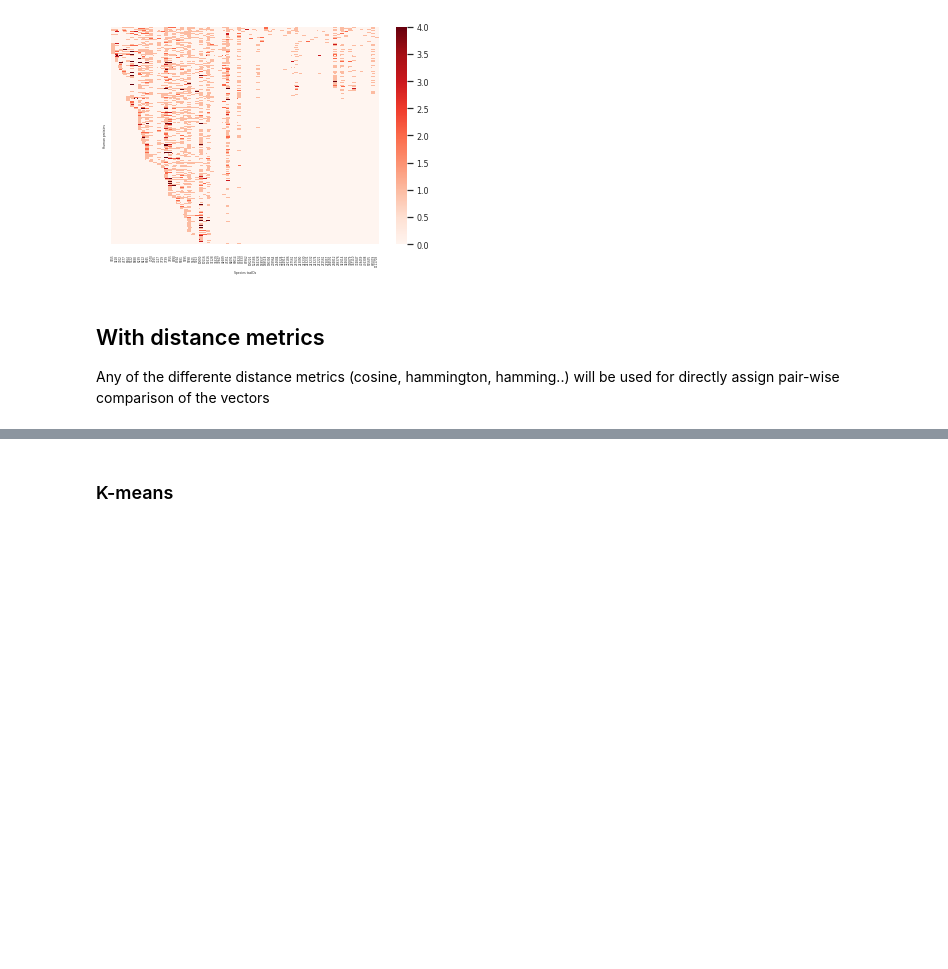
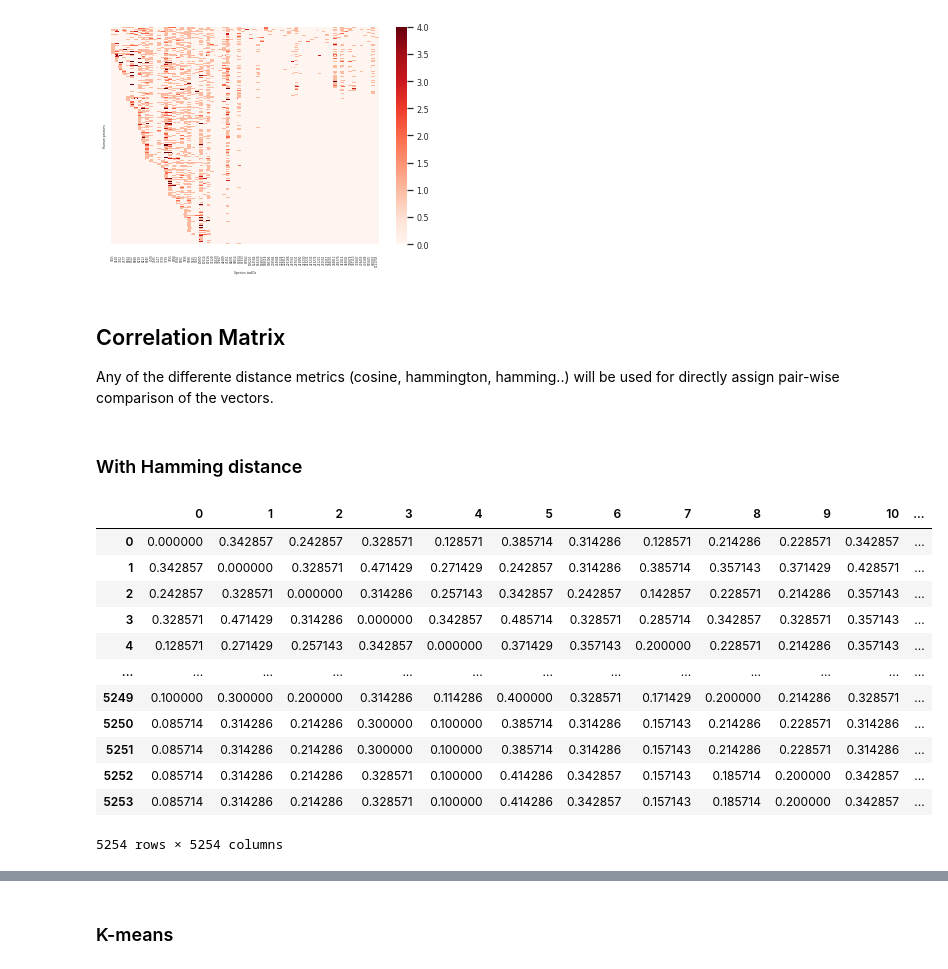
Before and after one commit to geovalexis/PP2GO, a Jupyter notebook: Methods.ipynb, the cells around one changed output, grey strips where cells are left out. Saved outputs shown, nothing was run; the diff lists cells and outputs as text; code cells hidden in the pictures; blank space fills up the shorter version.

```diff
--- a/Methods.ipynb
+++ b/Methods.ipynb
@@ -504,6 +511,7 @@ plt.show()
 # %% [output]
 [figure]
 # %% [markdown]
-## With distance metrics
+## Correlation Matrix
 
-Any of the differente distance metrics (cosine, hammington, hamming..) will be used for directly assign pair-wise comparison of the vectors
+
+Any of the differente distance metrics (cosine, hammington, hamming..) will be used for directly assign pair-wise comparison of the vectors.
@@ -509,0 +521,34 @@ Any of the differente distance metrics (cosine, hammington, hamming..) will be u
+# %% [markdown]
+### With Hamming distance
+# %%
+import numpy as np
+import pandas as pd
+
+# Manual implementation of the matrix:
+def HammingDistance(v1: np.array, v2: np.array):
+  return np.count_nonzero(np.bitwise_xor(v1, v2) == 1)
+
+# v1 = np.array([1,0])
+# v2 = np.array([1,1])
+# HammingDistance(v1,v2)
+
+
+# Automatic implementation of the matrix (Normalized):
+from sklearn.metrics import pairwise_distances
+
+X = pd.DataFrame(pairwise_distances(orthologs_counts_matrix_presence_absence, metric="hamming"))
+X
+# %% [output]
+|  | 0 | 1 | 2 | 3 | 4 | 5 | 6 | 7 | 8 | 9 | 10 | ... |
+| 0 | 0.000000 | 0.342857 | 0.242857 | 0.328571 | 0.128571 | 0.385714 | 0.314286 | 0.128571 | 0.214286 | 0.228571 | 0.342857 | ... |
+| 1 | 0.342857 | 0.000000 | 0.328571 | 0.471429 | 0.271429 | 0.242857 | 0.314286 | 0.385714 | 0.357143 | 0.371429 | 0.428571 | ... |
+| 2 | 0.242857 | 0.328571 | 0.000000 | 0.314286 | 0.257143 | 0.342857 | 0.242857 | 0.142857 | 0.228571 | 0.214286 | 0.357143 | ... |
+| 3 | 0.328571 | 0.471429 | 0.314286 | 0.000000 | 0.342857 | 0.485714 | 0.328571 | 0.285714 | 0.342857 | 0.328571 | 0.357143 | ... |
+| 4 | 0.128571 | 0.271429 | 0.257143 | 0.342857 | 0.000000 | 0.371429 | 0.357143 | 0.200000 | 0.228571 | 0.214286 | 0.357143 | ... |
+| ... | ... | ... | ... | ... | ... | ... | ... | ... | ... | ... | ... | ... |
+| 5249 | 0.100000 | 0.300000 | 0.200000 | 0.314286 | 0.114286 | 0.400000 | 0.328571 | 0.171429 | 0.200000 | 0.214286 | 0.328571 | ... |
+| 5250 | 0.085714 | 0.314286 | 0.214286 | 0.300000 | 0.100000 | 0.385714 | 0.314286 | 0.157143 | 0.214286 | 0.228571 | 0.314286 | ... |
+| 5251 | 0.085714 | 0.314286 | 0.214286 | 0.300000 | 0.100000 | 0.385714 | 0.314286 | 0.157143 | 0.214286 | 0.228571 | 0.314286 | ... |
+| 5252 | 0.085714 | 0.314286 | 0.214286 | 0.328571 | 0.100000 | 0.414286 | 0.342857 | 0.157143 | 0.185714 | 0.200000 | 0.342857 | ... |
+| 5253 | 0.085714 | 0.314286 | 0.214286 | 0.328571 | 0.100000 | 0.414286 | 0.342857 | 0.157143 | 0.185714 | 0.200000 | 0.342857 | ... |
+5254 rows × 5254 columns
```
Also changed, not shown: parts of 10 cells of this notebook.
